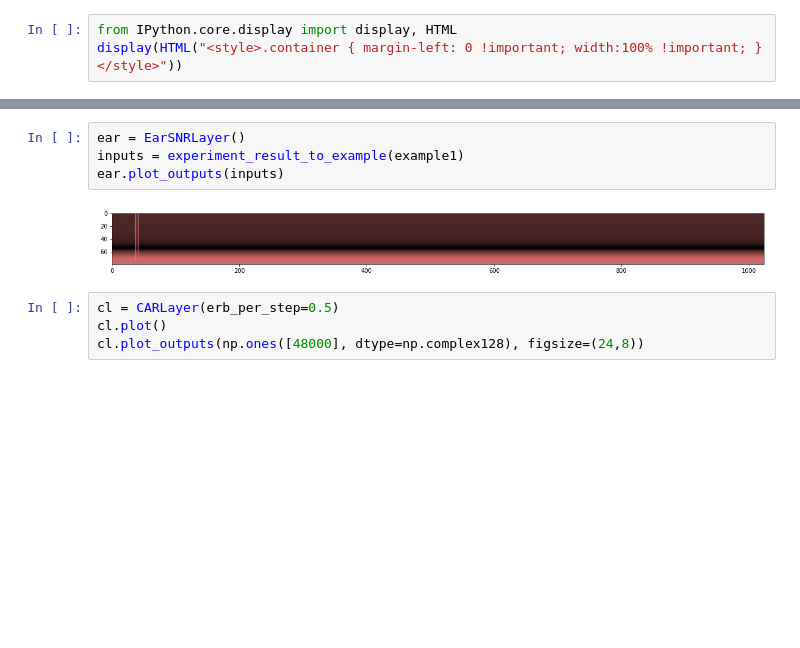
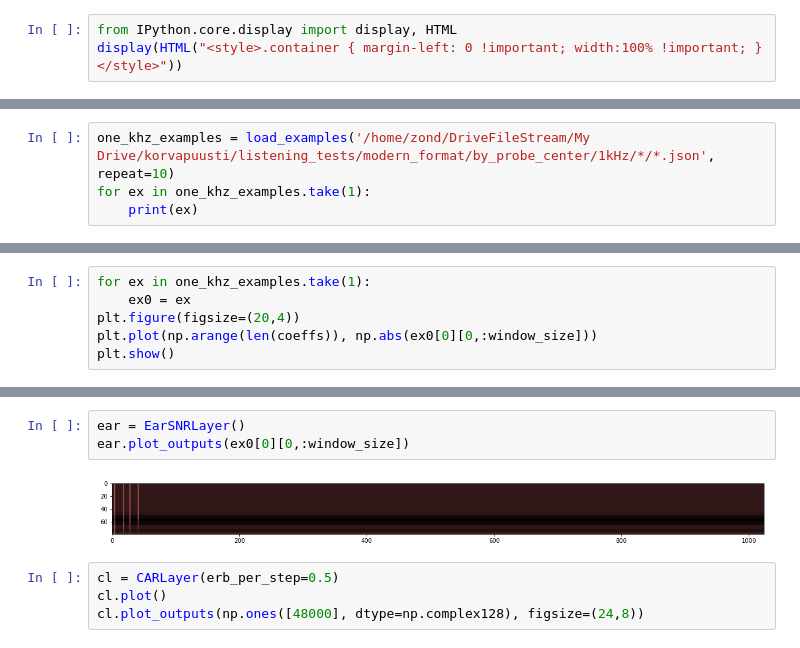
Before and after one commit to google-research/korvapuusti, a Jupyter notebook: experiments/partial_loudness/analysis/jupyter/TensorEars.ipynb, the cells around one changed output, grey strips where cells are left out. Cells and saved outputs as stored; diff of their text form; blank space fills up the shorter version.

```diff
--- a/experiments/partial_loudness/analysis/jupyter/TensorEars.ipynb
+++ b/experiments/partial_loudness/analysis/jupyter/TensorEars.ipynb
@@ -419,0 +446,4 @@ tf.Tensor(
+# %%
+one_khz_examples = load_examples('/home/zond/DriveFileStream/My Drive/korvapuusti/listening_tests/modern_format/by_probe_center/1kHz/*/*.json', repeat=10)
+for ex in one_khz_examples.take(1):
+    print(ex)
@@ -419,0 +468,6 @@ tf.Tensor(
+# %%
+for ex in one_khz_examples.take(1):
+    ex0 = ex
+plt.figure(figsize=(20,4))
+plt.plot(np.arange(len(coeffs)), np.abs(ex0[0][0,:window_size]))
+plt.show()
@@ -420,9 +511,8 @@ tf.Tensor(
 # %%
 ear = EarSNRLayer()
-inputs = experiment_result_to_example(example1)
-ear.plot_outputs(inputs)
+ear.plot_outputs(ex0[0][0,:window_size])
 # %% [output]
-[figure, old version]
+[figure, new version]
 # %%
 cl = CARLayer(erb_per_step=0.5)
 cl.plot()
```
Also changed, not shown: parts of 9 cells of this notebook.
